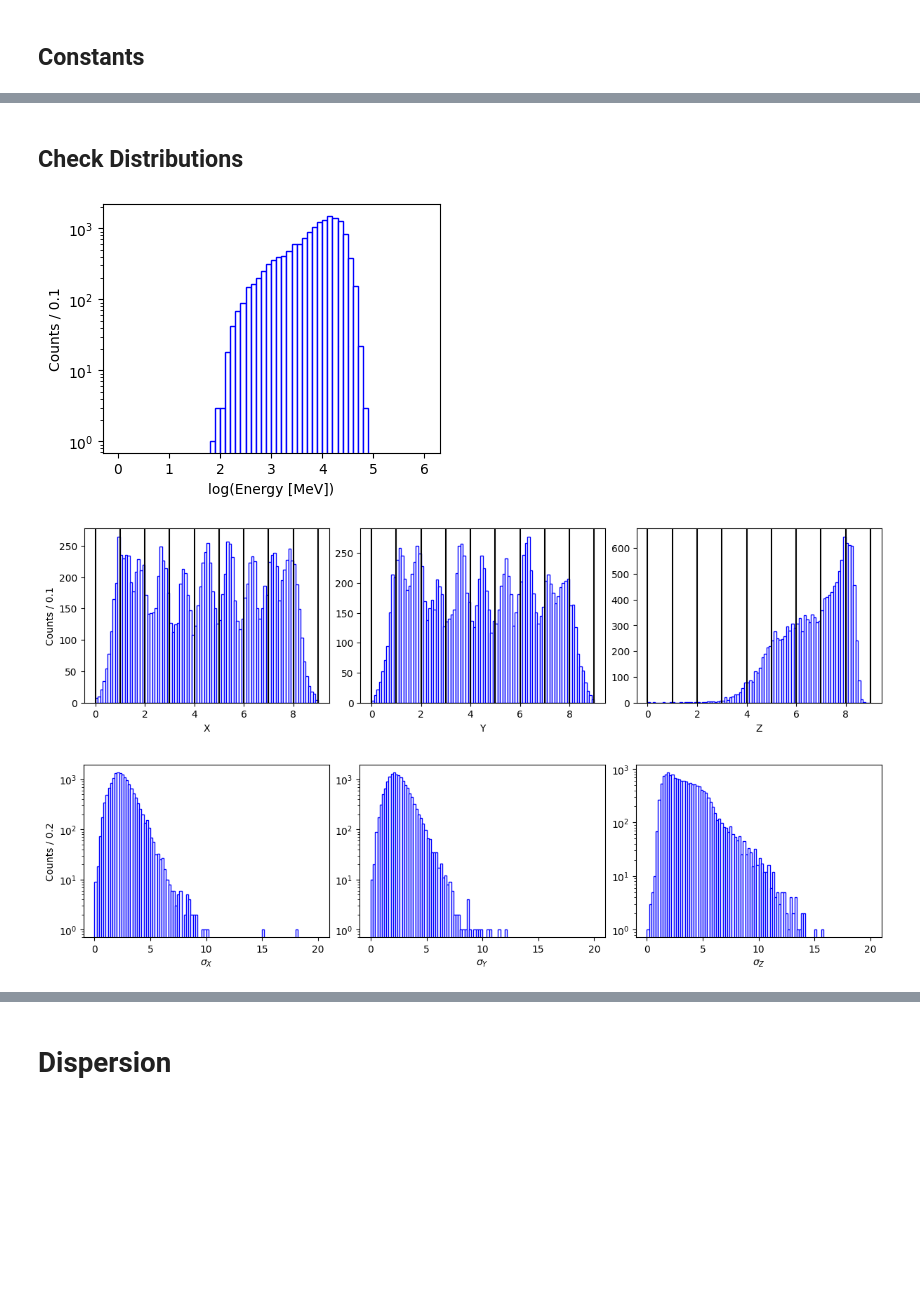
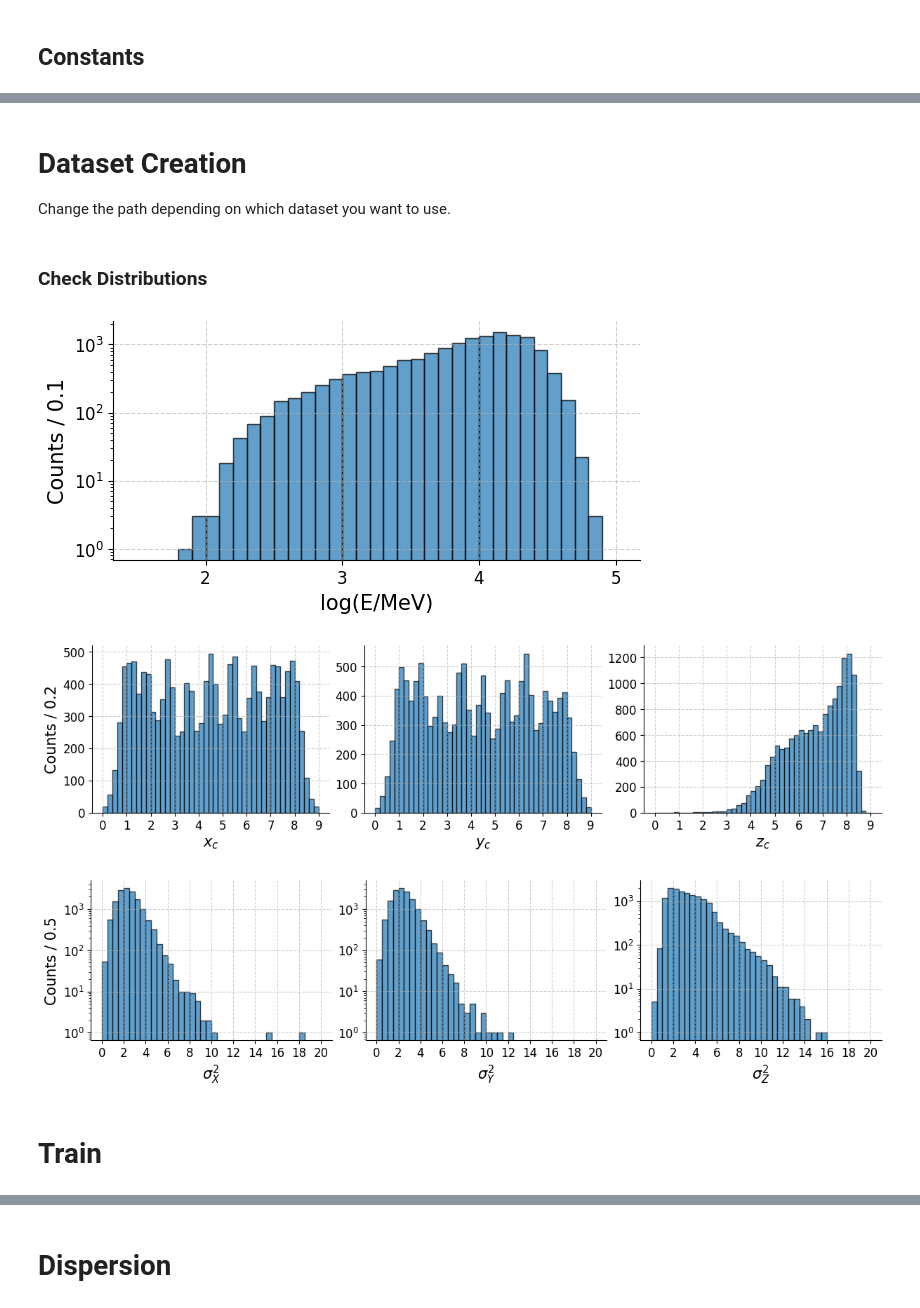
Before and after one commit to enlupi/SNN-Cal, a Jupyter notebook: SNN/SNN.ipynb, the cells around one changed output, grey strips where cells are left out. Saved outputs shown, nothing was run; the diff lists cells and outputs as text; code cells hidden in the pictures; blank space fills up the shorter version.

```diff
--- a/SNN/SNN.ipynb
+++ b/SNN/SNN.ipynb
@@ -544,55 +118,75 @@ dataset = ds.build_dataset("../Data/PrimaryOnly/", max_files=100, primary_only=T
+# %% [markdown]
+# Dataset Creation
+
+Change the path depending on which dataset you want to use.
 # %%
 dataset = ds.build_dataset("../Data/PrimaryOnly/Uniform", max_files=100, primary_only=True,
                            target=["energy","centroid","dispersion"])
-# %%
-dataset = ds.build_dataset("../Data/PrimaryOnly/Centered", max_files=100, primary_only=True,
-                           target=["energy","centroid","dispersion"])
 # %% [markdown]
-## Check Distributions
+### Check Distributions
 # %%
 dataset.transform = lambda x: (x[0], ds.to_tensor_and_dtype(np.log10(x[1][0])), torch.float32)
-dims=["log(Energy [MeV])"]
-fig, axs = plt.subplots(ncols=len(dims), nrows=1, facecolor="w", figsize=(4*len(dims), 3),constrained_layout=True)
+dims=["log(E/MeV)"]
+fig, axs = plt.subplots(ncols=len(dims), nrows=1, facecolor="w", figsize=(6*len(dims), 3),constrained_layout=True)
 n = 10
-bins=np.arange(0, 6+1/n, 1/n)
-axs.set_ylabel(f"Counts / {1/n}")
+bins=np.arange(1.5, 5+1/n, 1/n)
+axs.set_ylabel(f"Counts / {1/n}", fontsize=15)
 for i in range(len(dims)):
     energy = np.array([d[1] for d in dataset])
-    axs.set_xlabel(dims[i])
-    axs.set_yscale("log")
-    axs.hist(energy, bins=bins, edgecolor='blue', facecolor='white')
+    axs.set_xlabel(dims[i], fontsize=15)
+    axs.grid(True, linestyle='--', alpha=0.6)
+    axs.spines['top'].set_visible(False)
+    axs.spines['right'].set_visible(False)
+    axs.set_yscale('log')
+
+    axs.tick_params(axis='both', which='major', labelsize=12)
+    axs.set_xticks([i for i in range(7)])
+    hist = axs.hist(energy, bins, edgecolor='black', alpha=0.7)
 # %% [output]
-[figure, old version]
+[figure, new version]
 # %%
 dataset.transform = lambda x: (x[0], ds.to_tensor_and_dtype(x[1][1]), torch.float32)
 
-dims=["X", "Y", "Z"]
+dims=[r"$x_c$", r"$y_c$", r"$z_c$"]
 fig, axs = plt.subplots(ncols=len(dims), nrows=1, facecolor="w", figsize=(4*len(dims), 3),constrained_layout=True)
-n = 10
+n = 5
 bins=np.arange(0, 9+1/n, 1/n)
-axs[0].set_ylabel(f"Counts / {1/n}")
+axs[0].set_ylabel(f"Counts / {1/n}", fontsize=15)
 for i in range(len(dims)):
     positions = np.array([d[1][i] for d in dataset])
-    axs[i].set_xlabel(dims[i])
-    #axs[i].set_yscale("log")
-    axs[i].hist(positions, bins=bins, edgecolor='blue', facecolor='white')
-    for j in range(10):
-        axs[i].axvline(j, color='black')
+    axs[i].set_xlabel(dims[i], fontsize=15)
+    axs[i].grid(True, linestyle='--', alpha=0.6)
+    axs[i].spines['top'].set_visible(False)
+    axs[i].spines['right'].set_visible(False)
+    #axs[i].set_yscale('log')
+
+    axs[i].tick_params(axis='both', which='major', labelsize=12)
+    axs[i].set_xticks([i for i in range(10)])
+    hist = axs[i].hist(positions, bins, edgecolor='black', alpha=0.7)
 # %% [output]
-[figure, old version]
+[figure, new version]
 # %%
 dataset.transform = lambda x: (x[0], ds.to_tensor_and_dtype(x[1][2]), torch.float32)
 
 dims=["X", "Y", "Z"]
 fig, axs = plt.subplots(ncols=len(dims), nrows=1, facecolor="w", figsize=(4*len(dims), 3),constrained_layout=True)
-n = 5
+n = 2
 bins=np.arange(0, 20+1/n, 1/n)
-axs[0].set_ylabel(f"Counts / {1/n}")
+axs[0].set_ylabel(f"Counts / {1/n}", fontsize=15)
 for i in range(len(dims)):
-    positions = np.array([d[1][i] for d in dataset])
-    axs[i].set_xlabel(rf"$\sigma_{dims[i]}$")
-    axs[i].set_yscale("log")
-    axs[i].hist(positions, bins=bins, edgecolor='blue', facecolor='white')
+    dispersions = np.array([d[1][i] for d in dataset])
+    axs[i].set_xlabel(dims[i], fontsize=15)
+    axs[i].grid(True, linestyle='--', alpha=0.6)
+    axs[i].spines['top'].set_visible(False)
+    axs[i].spines['right'].set_visible(False)
+    axs[i].set_yscale('log')
+
+    axs[i].tick_params(axis='both', which='major', labelsize=12)
+    axs[i].set_xticks([2*i for i in range(11)])
+    hist = axs[i].hist(dispersions, bins, edgecolor='black', alpha=0.7)
+    axs[i].set_xlabel(rf"$\sigma^2_{dims[i]}$")
 # %% [output]
-[figure, old version]
+[figure, new version]
+# %% [markdown]
+# Train
 # %% [markdown]
```
Also changed, not shown: parts of 113 cells of this notebook, 16 other files.
